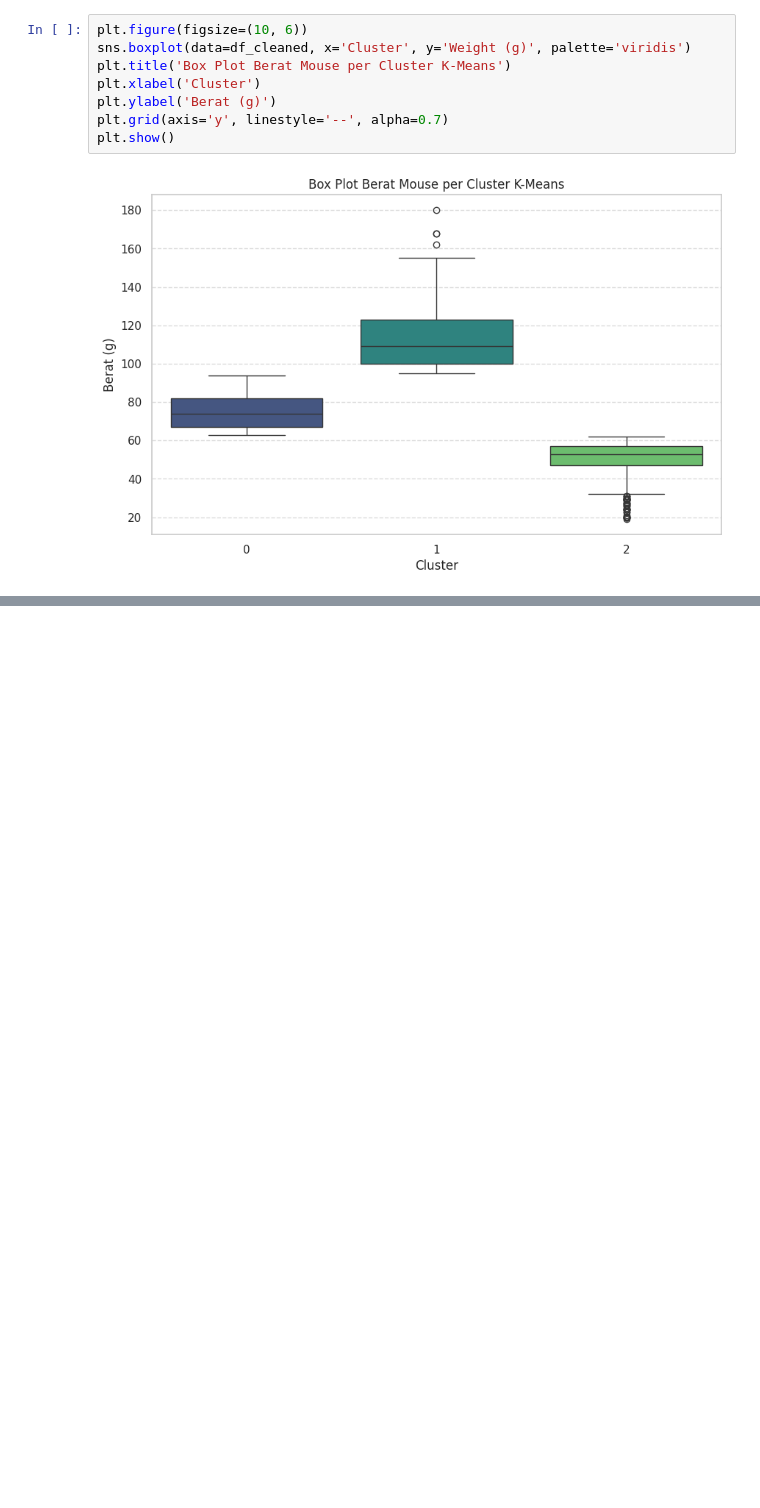
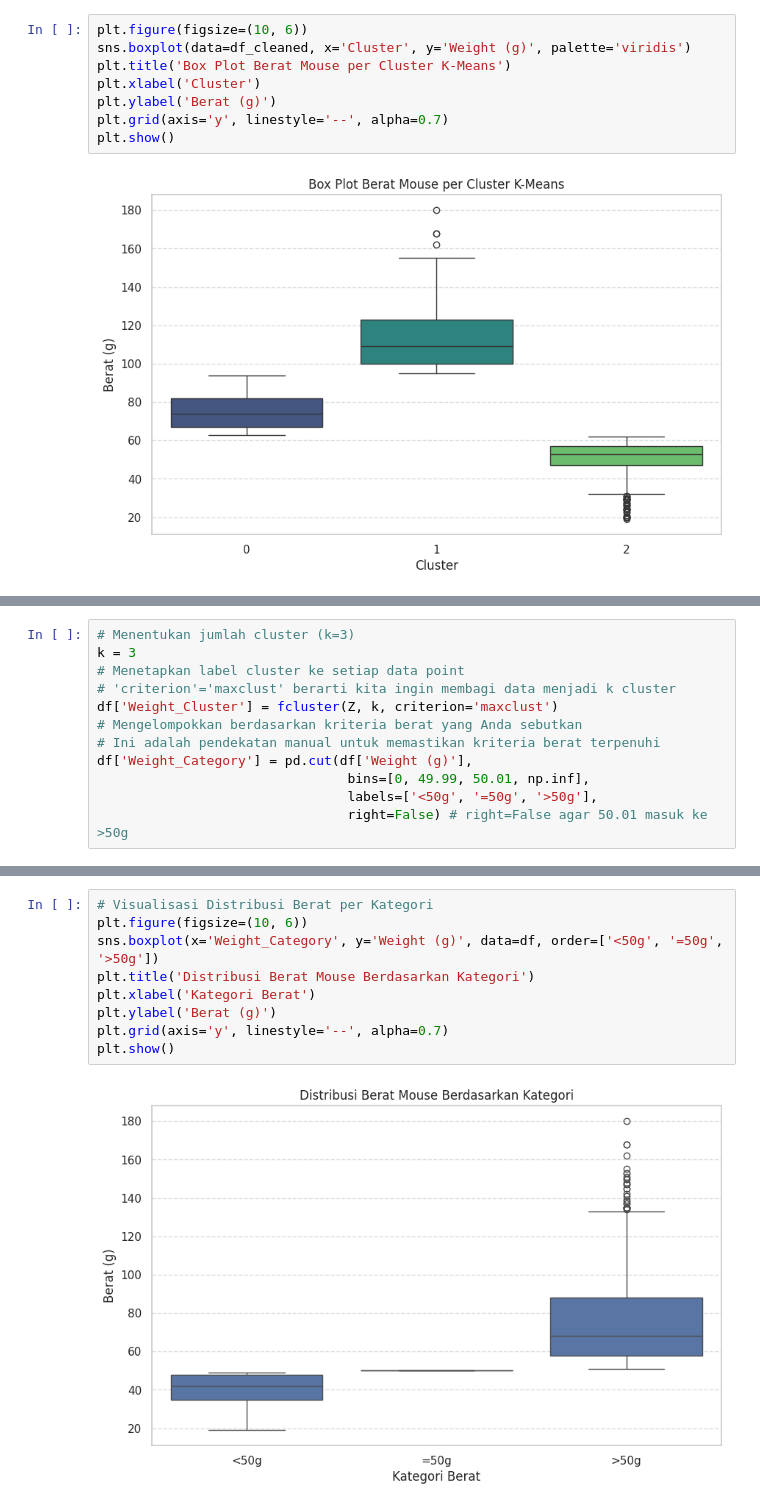
Before and after one commit to Ariefnaufal67/Pembelajaran_mesin, a Jupyter notebook: mouse.ipynb, the cells around one changed output, grey strips where cells are left out. Drawn from its saved outputs; the diff is of its cells as text; blank space fills up the shorter version.

```diff
--- a/mouse.ipynb
+++ b/mouse.ipynb
@@ -411,0 +458,12 @@ plt.show()
+# %%
+# Menentukan jumlah cluster (k=3)
+k = 3
+# Menetapkan label cluster ke setiap data point
+# 'criterion'='maxclust' berarti kita ingin membagi data menjadi k cluster
+df['Weight_Cluster'] = fcluster(Z, k, criterion='maxclust')
+# Mengelompokkan berdasarkan kriteria berat yang Anda sebutkan
+# Ini adalah pendekatan manual untuk memastikan kriteria berat terpenuhi
+df['Weight_Category'] = pd.cut(df['Weight (g)'],
+                                bins=[0, 49.99, 50.01, np.inf],
+                                labels=['<50g', '=50g', '>50g'],
+                                right=False) # right=False agar 50.01 masuk ke >50g
@@ -411,0 +484,11 @@ plt.show()
+# %%
+# Visualisasi Distribusi Berat per Kategori
+plt.figure(figsize=(10, 6))
+sns.boxplot(x='Weight_Category', y='Weight (g)', data=df, order=['<50g', '=50g', '>50g'])
+plt.title('Distribusi Berat Mouse Berdasarkan Kategori')
+plt.xlabel('Kategori Berat')
+plt.ylabel('Berat (g)')
+plt.grid(axis='y', linestyle='--', alpha=0.7)
+plt.show()
+# %% [output]
+[figure, added]
```
Also changed, not shown: parts of 13 cells of this notebook.
